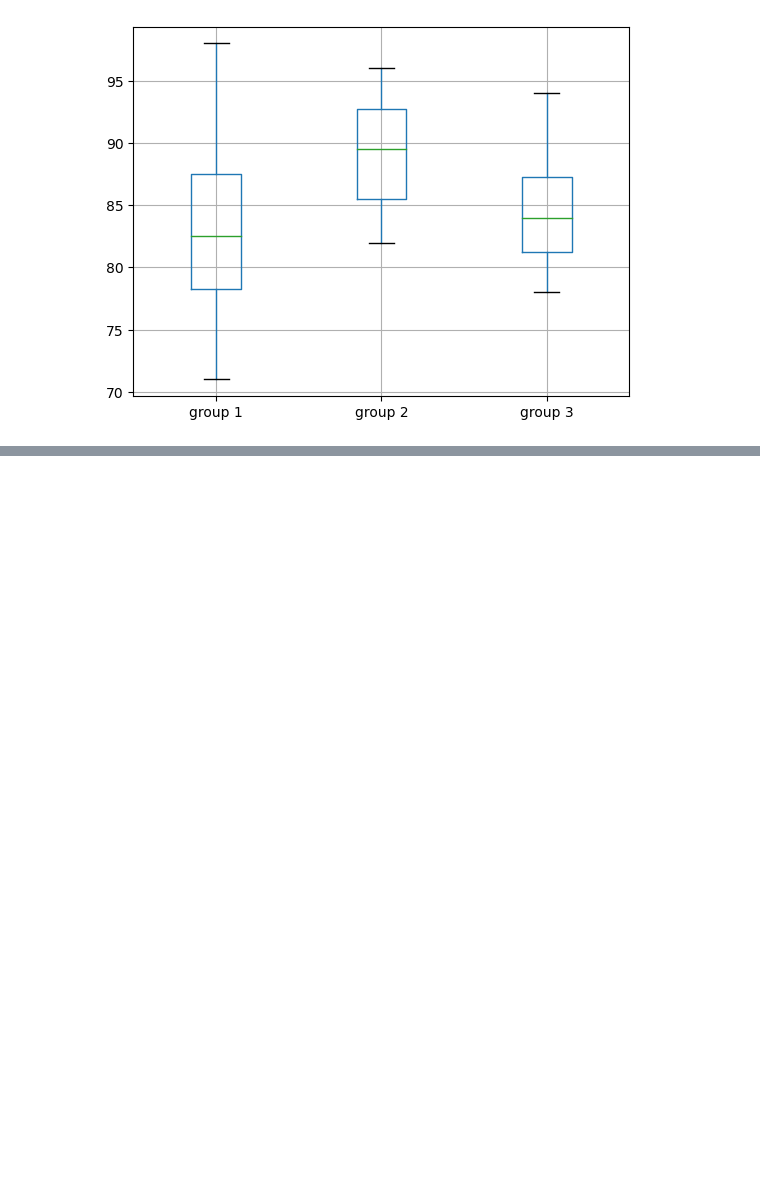
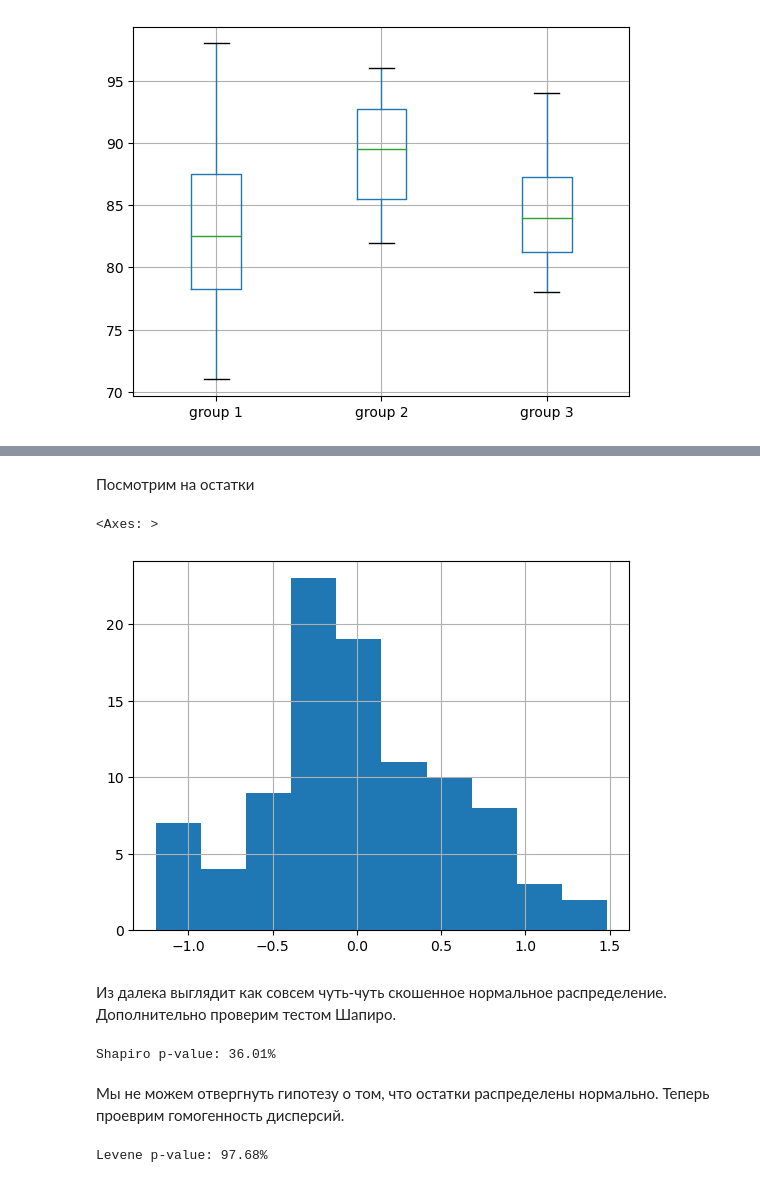
Before and after one commit to BurnBirdX7/statistics, a Jupyter notebook: src/Homework3.ipynb, the cells around one changed output, grey strips where cells are left out. Drawn from its saved outputs; the diff is of its cells as text; code cells hidden in the pictures; blank space fills up the shorter version.

Commit message:
HW3. Tasks 2 and 3

```diff
--- a/src/Homework3.ipynb
+++ b/src/Homework3.ipynb
@@ -65,0 +83,4 @@ data.boxplot()
+# %%
+data = pd.read_csv("Task2_data.csv")
+data = data.drop(columns="block").rename(columns={'yield': 'yield_data'})
+data
@@ -65,0 +101,33 @@ data.boxplot()
+# %%
+formula = "yield_data ~ C(density) + C(fertilizer) + C(density):C(fertilizer)"
+model = ols(formula, data).fit()
+# %% [markdown]
+Посмотрим на остатки
+# %%
+model.resid.hist()
+# %% [output]
+<Axes: >
+[figure, added]
+# %% [markdown]
+Из далека выглядит как совсем чуть-чуть скошенное нормальное распределение. Дополнительно проверим тестом Шапиро.
+# %%
+p_val: float = st.shapiro(model.resid).pvalue
+print(f"Shapiro p-value: {p_val*100:.2f}%")
+# %% [output]
+Shapiro p-value: 36.01%
+# %% [markdown]
+Мы не можем отвергнуть гипотезу о том, что остатки распределены нормально. Теперь проеврим гомогенность дисперсий.
+# %%
+dens: str = "density"
+fert: str = "fertilizer"
+
+groups = []
+for x in data[dens].unique():
+    for y in data[fert].unique():
+        gr1 = data[data[dens] == x]
+        groups.append(gr1[gr1[fert] == y]["yield_data"])
+
+p_val = st.levene(*groups).pvalue
+print(f"Levene p-value: {p_val*100:.2f}%")
+# %% [output]
+Levene p-value: 97.68%
```
Also changed, not shown: parts of 23 cells of this notebook, 2 other files.
